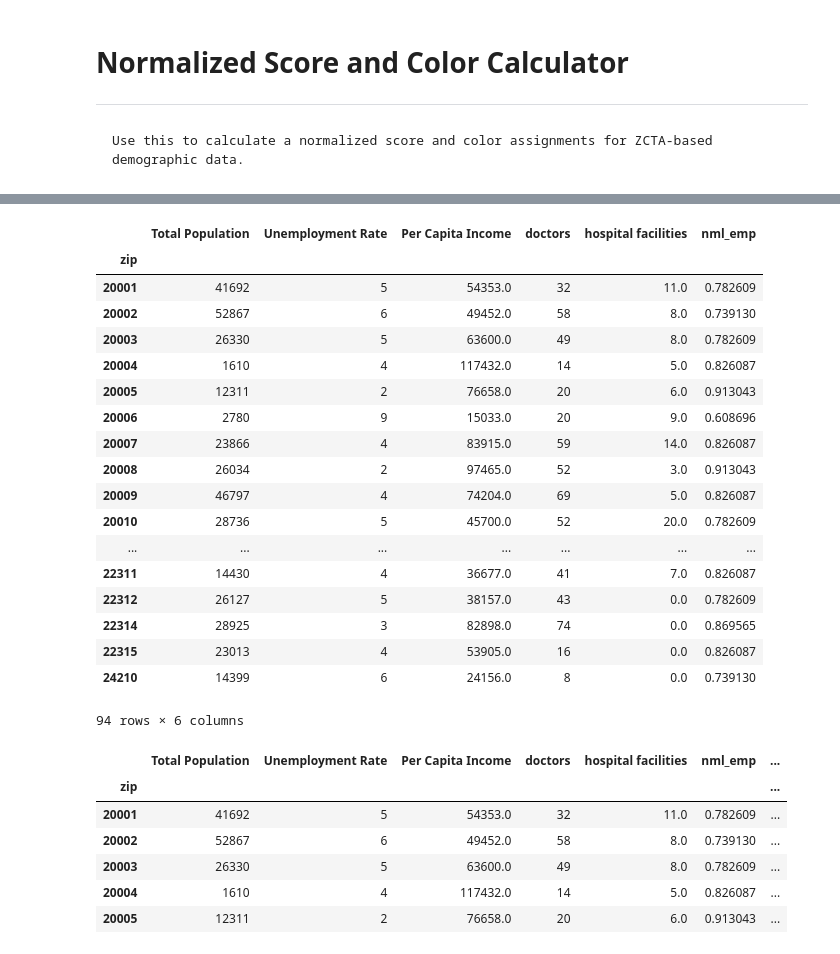
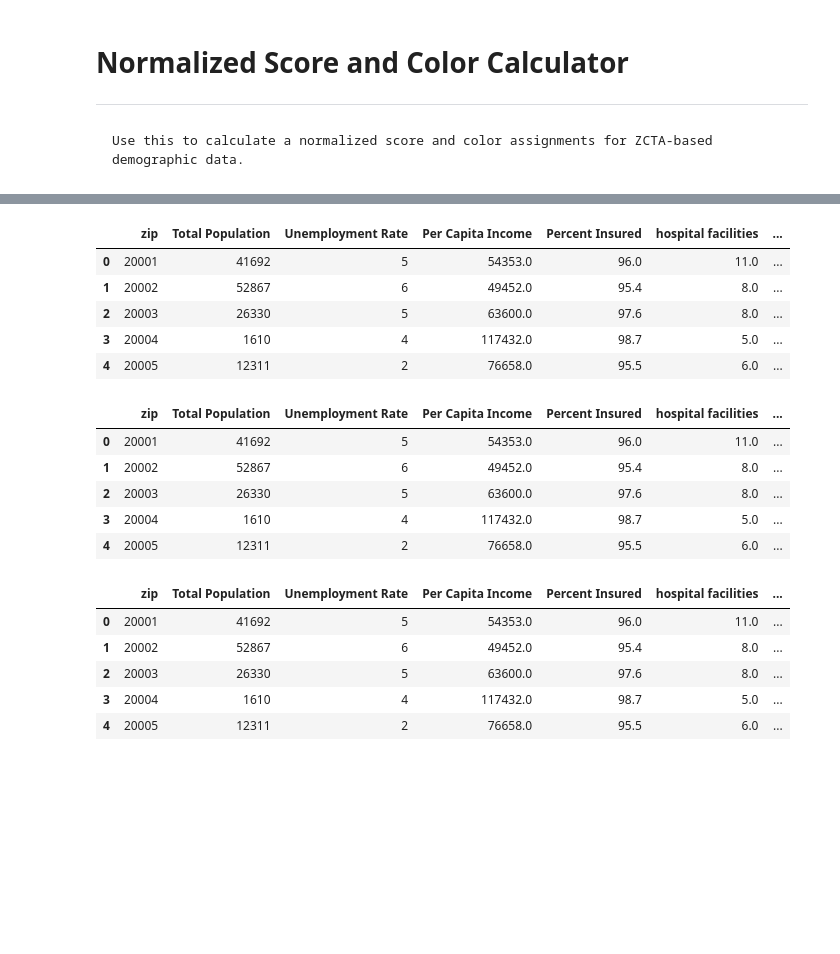
Before and after one commit to HeyMikeMarshall/DMV-HealthcarePy, a Jupyter notebook: calculators/nml_and_color.ipynb, the cells around one changed output, grey strips where cells are left out. Saved outputs shown, nothing was run; the diff lists cells and outputs as text; code cells hidden in the pictures; blank space fills up the shorter version.

Commit message:
primary data csv pushed

```diff
--- a/calculators/nml_and_color.ipynb
+++ b/calculators/nml_and_color.ipynb
@@ -90,0 +125,6 @@ econ_select.head()
+# %%
+ins_data2 = ins_data1
+ins_data2['Percent Insured'] = ins_data2['Percent Insured'].replace('-',0)
+ins_data2 = ins_data2.astype({'zip': 'int64', 'Percent Insured':'float64'})
+
+ins_data2.head()
@@ -90,0 +138,3 @@ econ_select.head()
+# %%
+econ_select1 = econ_select.merge(ins_data2, on='zip', how='inner')
+econ_select1.head()
@@ -91,7 +148,7 @@ econ_select.head()
 # %%
-econ_select2 = econ_select.merge(hos_df, on='zip', how='inner')
+econ_select2 = econ_select1.merge(hos_df, on='zip', how='left')
 econ_select2 = econ_select2.rename(index=str, columns={'placeid': 'hospital facilities'})
 econ_select2 = pd.DataFrame(econ_select2)
 
-econ_select2
+econ_select2.head()
 # %% [output]
@@ -116,5 +161,5 @@ econ_select2
 # %%
-econ_select3 = econ_select.merge(dr_df, on='zip', how='inner')
+econ_select3 = econ_select2.merge(dr_df, on='zip', how='left')
 econ_select3 = econ_select3.rename(index=str, columns={'placeid': 'doctors'})
 econ_select3 = pd.DataFrame(econ_select3)
 
@@ -157,45 +179,42 @@ econ_select4
 # %%
-min_emp = min(econ_select4['Unemployment Rate'])
-max_emp = max(econ_select4['Unemployment Rate'])
+min_emp = min(econ_select3['Unemployment Rate'])
+max_emp = max(econ_select3['Unemployment Rate'])
 emp_range = max_emp - min_emp
 
-econ_select4['nml_emp'] = (1 - (econ_select4['Unemployment Rate'] - min_emp)/emp_range)
+econ_select3['nml_emp'] = (1 - (econ_select3['Unemployment Rate'] - min_emp)/emp_range)
 
-econ_select4
+econ_select3.head()
 # %% [output]
-|  | Total Population | Unemployment Rate | Per Capita Income | doctors | hospital facilities | nml_emp |
-| zip |  |  |  |  |  |  |
-| 20001 | 41692 | 5 | 54353.0 | 32 | 11.0 | 0.782609 |
-| 20002 | 52867 | 6 | 49452.0 | 58 | 8.0 | 0.739130 |
-| 20003 | 26330 | 5 | 63600.0 | 49 | 8.0 | 0.782609 |
-| 20004 | 1610 | 4 | 117432.0 | 14 | 5.0 | 0.826087 |
-| 20005 | 12311 | 2 | 76658.0 | 20 | 6.0 | 0.913043 |
-| 20006 | 2780 | 9 | 15033.0 | 20 | 9.0 | 0.608696 |
-| 20007 | 23866 | 4 | 83915.0 | 59 | 14.0 | 0.826087 |
-| 20008 | 26034 | 2 | 97465.0 | 52 | 3.0 | 0.913043 |
-| 20009 | 46797 | 4 | 74204.0 | 69 | 5.0 | 0.826087 |
-| 20010 | 28736 | 5 | 45700.0 | 52 | 20.0 | 0.782609 |
-| ... | ... | ... | ... | ... | ... | ... |
-| 22311 | 14430 | 4 | 36677.0 | 41 | 7.0 | 0.826087 |
-| 22312 | 26127 | 5 | 38157.0 | 43 | 0.0 | 0.782609 |
-| 22314 | 28925 | 3 | 82898.0 | 74 | 0.0 | 0.869565 |
-| 22315 | 23013 | 4 | 53905.0 | 16 | 0.0 | 0.826087 |
-| 24210 | 14399 | 6 | 24156.0 | 8 | 0.0 | 0.739130 |
+|  | zip | Total Population | Unemployment Rate | Per Capita Income | Percent Insured | hospital facilities | ... |
+| 0 | 20001 | 41692 | 5 | 54353.0 | 96.0 | 11.0 | ... |
+| 1 | 20002 | 52867 | 6 | 49452.0 | 95.4 | 8.0 | ... |
+| 2 | 20003 | 26330 | 5 | 63600.0 | 97.6 | 8.0 | ... |
+| 3 | 20004 | 1610 | 4 | 117432.0 | 98.7 | 5.0 | ... |
+| 4 | 20005 | 12311 | 2 | 76658.0 | 95.5 | 6.0 | ... |
-94 rows × 6 columns
 # %%
-min_inc = min(econ_select4['Per Capita Income'])
-max_inc = max(econ_select4['Per Capita Income'])
+min_inc = min(econ_select3['Per Capita Income'])
+max_inc = max(econ_select3['Per Capita Income'])
 inc_range = max_inc - min_inc
 
-econ_select4['nml_inc'] = ((econ_select4['Per Capita Income'] - min_emp)/inc_range)
+econ_select3['nml_inc'] = ((econ_select3['Per Capita Income'] - min_emp)/inc_range)
 
-econ_select4.head()
+econ_select3.head()
 # %% [output]
-|  | Total Population | Unemployment Rate | Per Capita Income | doctors | hospital facilities | nml_emp | ... |
-| zip |  |  |  |  |  |  | ... |
-| 20001 | 41692 | 5 | 54353.0 | 32 | 11.0 | 0.782609 | ... |
-| 20002 | 52867 | 6 | 49452.0 | 58 | 8.0 | 0.739130 | ... |
-| 20003 | 26330 | 5 | 63600.0 | 49 | 8.0 | 0.782609 | ... |
-| 20004 | 1610 | 4 | 117432.0 | 14 | 5.0 | 0.826087 | ... |
-| 20005 | 12311 | 2 | 76658.0 | 20 | 6.0 | 0.913043 | ... |
+|  | zip | Total Population | Unemployment Rate | Per Capita Income | Percent Insured | hospital facilities | ... |
+| 0 | 20001 | 41692 | 5 | 54353.0 | 96.0 | 11.0 | ... |
+| 1 | 20002 | 52867 | 6 | 49452.0 | 95.4 | 8.0 | ... |
+| 2 | 20003 | 26330 | 5 | 63600.0 | 97.6 | 8.0 | ... |
+| 3 | 20004 | 1610 | 4 | 117432.0 | 98.7 | 5.0 | ... |
+| 4 | 20005 | 12311 | 2 | 76658.0 | 95.5 | 6.0 | ... |
+# %%
+econ_select3['nml_ins'] = (econ_select3['Percent Insured'] / 100)
+
+econ_select3.head()
+# %% [output]
+|  | zip | Total Population | Unemployment Rate | Per Capita Income | Percent Insured | hospital facilities | ... |
+| 0 | 20001 | 41692 | 5 | 54353.0 | 96.0 | 11.0 | ... |
+| 1 | 20002 | 52867 | 6 | 49452.0 | 95.4 | 8.0 | ... |
+| 2 | 20003 | 26330 | 5 | 63600.0 | 97.6 | 8.0 | ... |
+| 3 | 20004 | 1610 | 4 | 117432.0 | 98.7 | 5.0 | ... |
+| 4 | 20005 | 12311 | 2 | 76658.0 | 95.5 | 6.0 | ... |
 # %%
```
Also changed, not shown: parts of 24 cells of this notebook, 4 other files.
